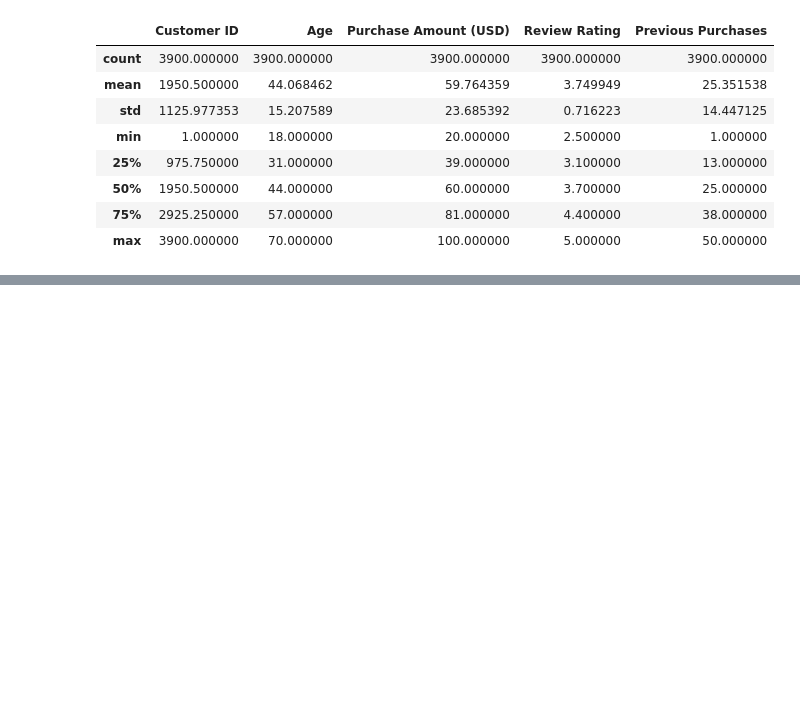
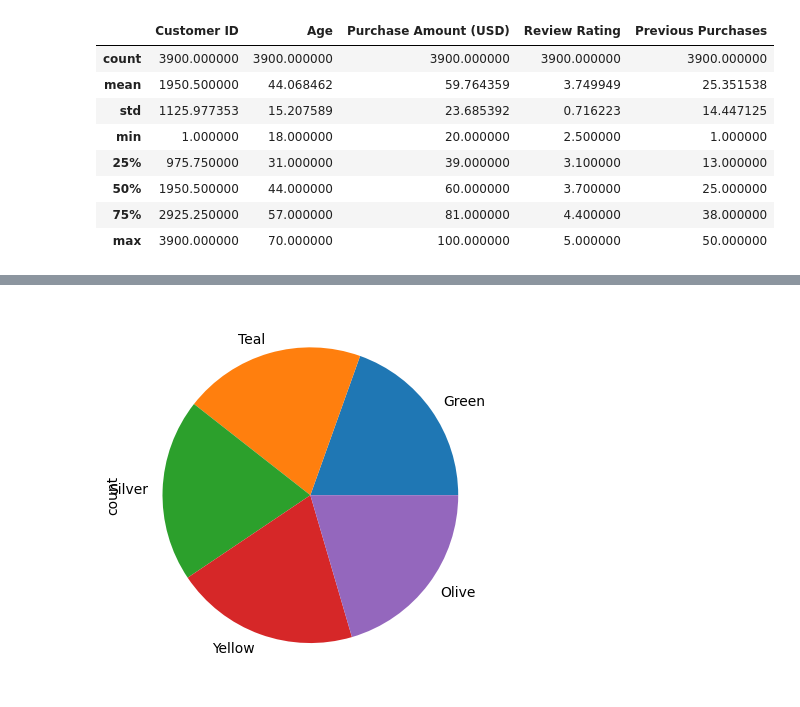
Before and after one commit to huneshkumar/100-EDA-Projects, a Jupyter notebook: Project2 Shopping Behavioure/customerShoppingBehavioure.ipynb, the cells around one changed output, grey strips where cells are left out. Cells and saved outputs as stored; diff of their text form; code cells hidden in the pictures; blank space fills up the shorter version.

```diff
--- a/Project2 Shopping Behavioure/customerShoppingBehavioure.ipynb
+++ b/Project2 Shopping Behavioure/customerShoppingBehavioure.ipynb
@@ -150,0 +214,7 @@ df.describe()
+# %%
+# top 5 colors pie chart
+df['Color'].value_counts().head().sort_values(ascending=True).plot(kind='pie')
+
+plt.show()
+# %% [output]
+[figure, added]
```
Also changed, not shown: parts of 15 cells of this notebook.
